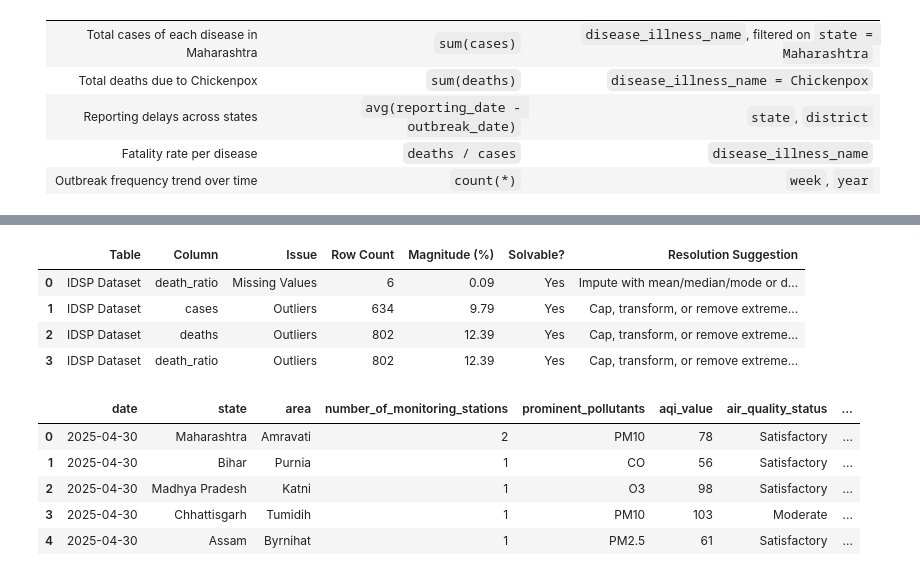
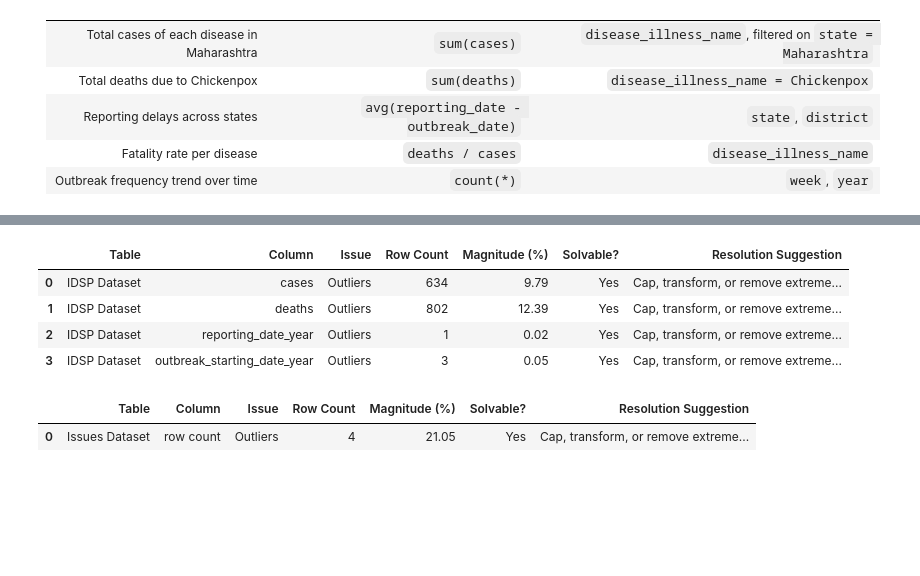
Before and after one commit to sadiqhasanrupani/airpure-innovations-market-analysis, a Jupyter notebook: notebooks/01_data_cleaning.ipynb, the cells around one changed output, grey strips where cells are left out. Saved outputs shown, nothing was run; the diff lists cells and outputs as text; code cells hidden in the pictures; blank space fills up the shorter version.

```diff
--- a/notebooks/01_data_cleaning.ipynb
+++ b/notebooks/01_data_cleaning.ipynb
@@ -412,38 +945,0 @@ deaths_outliers = get_outliers(idsp_df["deaths"])
-# %%
-# Find outliers in cases
-q1 = idsp_df['cases'].quantile(0.25)
-q3 = idsp_df['cases'].quantile(0.75)
-iqr = q3 - q1
-
-# Ensure 'death_ratio' column exists
-if 'death_ratio' not in idsp_df.columns:
-    idsp_df['death_ratio'] = idsp_df['deaths'] / idsp_df['cases'].replace(0, np.nan)
-
-outliers_cases = idsp_df[(idsp_df['cases'] < q1 - 1.5 * iqr) | (idsp_df['cases'] > q3 + 1.5 * iqr)]
-
-print("Outliers in Cases:")
-print(outliers_cases[['cases', 'deaths', 'death_ratio']])
-
-fig, axes = plt.subplots(1, 2, figsize=(14, 5))
-
-# Scatter plot: Cases vs Deaths
-sns.scatterplot(
-  x='cases',
-  y='deaths',
-  data=idsp_df,
-  ax=axes[0],
-  alpha=0.7
-)
-axes[0].set_title("Scatter Plot: Cases vs Deaths")
-
-# Box plots: Cases, Deaths, Death Ratio
-sns.boxplot(
-  data=idsp_df[['cases', 'deaths', 'death_ratio']],
-  ax=axes[1],
-  showfliers=True
-)
-axes[1].set_title("Box Plot: Cases, Deaths, Death Ratio")
-
-plt.suptitle("IDSP Dataset: Outlier Review (Scatter & Box Plot)")
-plt.tight_layout()
-plt.show()
@@ -542,36 +946,31 @@ fig.show()
 # %%
 import sys
 import os
 
 # Add the parent directory to sys.path so 'src' can be imported
 sys.path.append(os.path.abspath(os.path.join(os.getcwd(), '..')))
 
 from src.utils.lib import detailed_data_quality_report
 
 if 'aqi_df' in globals() and 'idsp_df' in globals():
 	final_aqi_report = detailed_data_quality_report(aqi_df, "AQI Dataset")
 	final_idsp_report = detailed_data_quality_report(idsp_df, "IDSP Dataset")
+	final_issues_report = detailed_data_quality_report(issues_df, "Issues Dataset")
 
 	display(final_aqi_report)
 	display(final_idsp_report)
+	display(final_issues_report)
 else:
 	print("Please run the earlier cells to define 'aqi_df' and 'idsp_df' before running this cell.")
 # %% [output]
 |  | Table | Column | Issue | Row Count | Magnitude (%) | Solvable? | Resolution Suggestion |
 | 0 | AQI Dataset | note | Missing Values | 235785 | 100.00 | Yes | Impute with mean/median/mode or d... |
 | 1 | AQI Dataset | number_of_monitoring_stations | Outliers | 54258 | 23.01 | Yes | Cap, transform, or remove extreme... |
 | 2 | AQI Dataset | aqi_value | Outliers | 10934 | 4.64 | Yes | Cap, transform, or remove extreme... |
 |  | Table | Column | Issue | Row Count | Magnitude (%) | Solvable? | Resolution Suggestion |
-| 0 | IDSP Dataset | death_ratio | Missing Values | 6 | 0.09 | Yes | Impute with mean/median/mode or d... |
-| 1 | IDSP Dataset | cases | Outliers | 634 | 9.79 | Yes | Cap, transform, or remove extreme... |
-| 2 | IDSP Dataset | deaths | Outliers | 802 | 12.39 | Yes | Cap, transform, or remove extreme... |
-| 3 | IDSP Dataset | death_ratio | Outliers | 802 | 12.39 | Yes | Cap, transform, or remove extreme... |
+| 0 | IDSP Dataset | cases | Outliers | 634 | 9.79 | Yes | Cap, transform, or remove extreme... |
+| 1 | IDSP Dataset | deaths | Outliers | 802 | 12.39 | Yes | Cap, transform, or remove extreme... |
+| 2 | IDSP Dataset | reporting_date_year | Outliers | 1 | 0.02 | Yes | Cap, transform, or remove extreme... |
+| 3 | IDSP Dataset | outbreak_starting_date_year | Outliers | 3 | 0.05 | Yes | Cap, transform, or remove extreme... |
+|  | Table | Column | Issue | Row Count | Magnitude (%) | Solvable? | Resolution Suggestion |
+| 0 | Issues Dataset | row count | Outliers | 4 | 21.05 | Yes | Cap, transform, or remove extreme... |
-# %%
-aqi_df.head()
-# %% [output]
-|  | date | state | area | number_of_monitoring_stations | prominent_pollutants | aqi_value | air_quality_status | ... |
-| 0 | 2025-04-30 | Maharashtra | Amravati | 2 | PM10 | 78 | Satisfactory | ... |
-| 1 | 2025-04-30 | Bihar | Purnia | 1 | CO | 56 | Satisfactory | ... |
-| 2 | 2025-04-30 | Madhya Pradesh | Katni | 1 | O3 | 98 | Satisfactory | ... |
-| 3 | 2025-04-30 | Chhattisgarh | Tumidih | 1 | PM10 | 103 | Moderate | ... |
-| 4 | 2025-04-30 | Assam | Byrnihat | 1 | PM2.5 | 61 | Satisfactory | ... |
```
Also changed, not shown: parts of 40 cells of this notebook, 16 other files.
